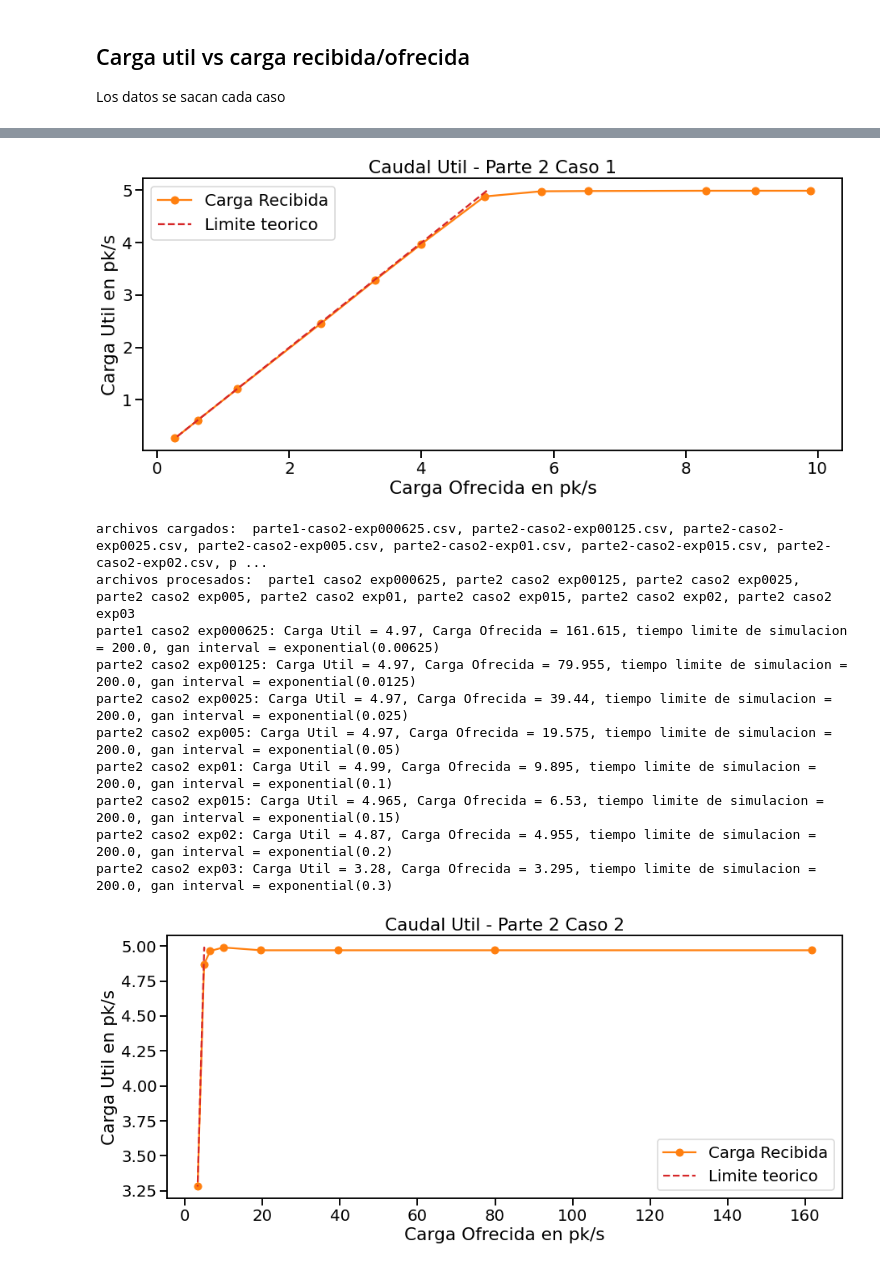
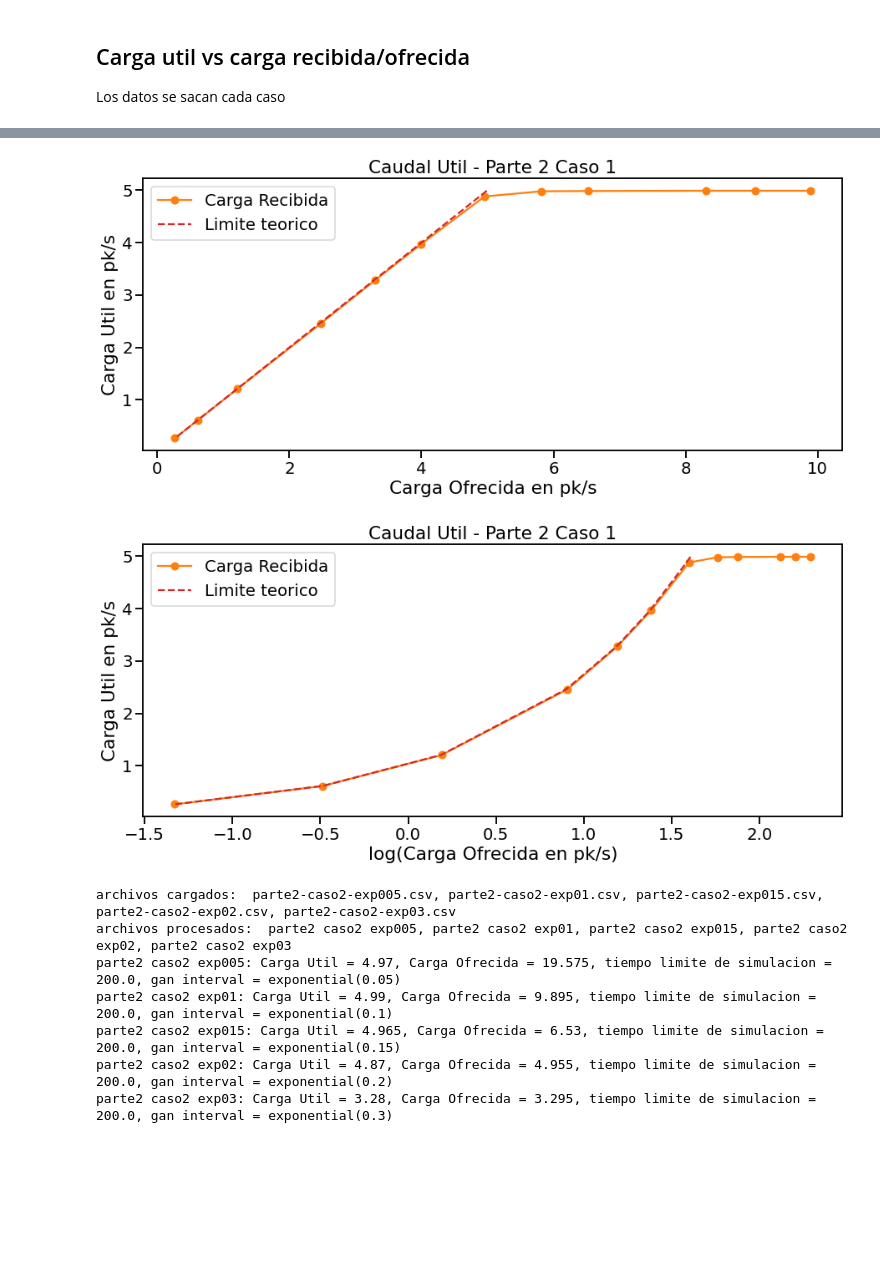
Before and after one commit to Kidmand/Redes-LAB-3, a Jupyter notebook: Notebook-results-part2.ipynb, the cells around one changed output, grey strips where cells are left out. Cells and saved outputs as stored; diff of their text form; code cells hidden in the pictures; blank space fills up the shorter version.

```diff
--- a/Notebook-results-part2.ipynb
+++ b/Notebook-results-part2.ipynb
@@ -332,50 +332,61 @@ for c in range(1,3):
         cUtil.append(pks_sink_por_seg)
         print("{}: Carga Util = {}, Carga Ofrecida = {}, tiempo limite de simulacion = {}, gan interval = {}".format(archivos_procesados[i], cUtil[i], cOfrecida[i], sim_time_limit,gen_interval[0]))
 
-    # OPTIONAL: Aplicar logaritmo natural a cada elemento de la lista
-    # cOfrecida = [math.log(x) for x in cOfrecida]
-    # cUtil = [math.log(x) for x in cUtil]
-    # OPTIONAL:
-    # cOfrecida = np.log(cOfrecida)
-    # cUtil = np.log(cUtil)
-    # OPTIONAL: FIN
-
     # Graficamos el gráfico de líneas
     plt.figure(figsize=(15, 6))
     plt.plot(cOfrecida, cUtil, color='tab:orange', label='Carga Recibida', marker='o')
     plt.plot(cUtil, cUtil, color='tab:red', label='Limite teorico', linestyle='--')
+    # plt.plot(cOfrecida_log, cUtil, color='tab:orange', label='Carga Recibida', marker='o')
+    # plt.plot(cUtil_log, cUtil, color='tab:red', label='Limite teorico', linestyle='--')
     plt.title('Caudal Util - {}'.format(directorio_procesado))
     plt.xlabel('Carga Ofrecida en pk/s')
     plt.ylabel('Carga Util en pk/s')
     plt.legend()
     # Definimos los ticks del eje x e y
     # plt.xticks(cOfrecida)
     # plt.yticks(cUtil)
     plt.show()
+
+    # Graficamos el gráfico de líneas LOGARITMICO
+
+    # Aplicar logaritmo natural a cada elemento de la lista
+    # cOfrecida_log = [math.log(x) for x in cOfrecida]
+    # cUtil_log = [math.log(x) for x in cUtil]
+    cOfrecida_log = np.log(cOfrecida)
+    cUtil_log = np.log(cUtil)
+
+    plt.figure(figsize=(15, 6))
+    plt.plot(cOfrecida_log, cUtil, color='tab:orange', label='Carga Recibida', marker='o')
+    plt.plot(cUtil_log, cUtil, color='tab:red', label='Limite teorico', linestyle='--')
+    plt.title('Caudal Util - {}'.format(directorio_procesado))
+    plt.xlabel('log(Carga Ofrecida en pk/s)')
+    plt.ylabel('Carga Util en pk/s')
+    plt.legend()
+    # Definimos los ticks del eje x e y
+    # plt.xticks(cOfrecida)
+    # plt.yticks(cUtil)
+    plt.show()
 # %% [output]
 archivos cargados:  parte2-caso1-exp01.csv, parte2-caso1-exp011.csv, parte2-caso1-exp012.csv, parte2-caso1-exp015.csv, parte2-caso1-exp017.csv, parte2-caso1-exp02.csv, parte2-caso1-exp025.csv, parte2- ...
 archivos procesados:  parte2 caso1 exp01, parte2 caso1 exp011, parte2 caso1 exp012, parte2 caso1 exp015, parte2 caso1 exp017, parte2 caso1 exp02, parte2 caso1 exp025, parte2 caso1 exp03, parte2 caso1  ...
 parte2 caso1 exp01: Carga Util = 4.99, Carga Ofrecida = 9.895, tiempo limite de simulacion = 200.0, gan interval = exponential(0.1)
 parte2 caso1 exp011: Carga Util = 4.99, Carga Ofrecida = 9.055, tiempo limite de simulacion = 200.0, gan interval = exponential(0.11)
 parte2 caso1 exp012: Carga Util = 4.99, Carga Ofrecida = 8.315, tiempo limite de simulacion = 200.0, gan interval = exponential(0.12)
 parte2 caso1 exp015: Carga Util = 4.985, Carga Ofrecida = 6.53, tiempo limite de simulacion = 200.0, gan interval = exponential(0.15)
 parte2 caso1 exp017: Carga Util = 4.98, Carga Ofrecida = 5.815, tiempo limite de simulacion = 200.0, gan interval = exponential(0.17)
 parte2 caso1 exp02: Carga Util = 4.88, Carga Ofrecida = 4.955, tiempo limite de simulacion = 200.0, gan interval = exponential(0.2)
 parte2 caso1 exp025: Carga Util = 3.965, Carga Ofrecida = 3.99, tiempo limite de simulacion = 200.0, gan interval = exponential(0.25)
 parte2 caso1 exp03: Carga Util = 3.28, Carga Ofrecida = 3.295, tiempo limite de simulacion = 200.0, gan interval = exponential(0.3)
 parte2 caso1 exp04: Carga Util = 2.46, Carga Ofrecida = 2.48, tiempo limite de simulacion = 200.0, gan interval = exponential(0.4)
 parte2 caso1 exp08: Carga Util = 1.205, Carga Ofrecida = 1.21, tiempo limite de simulacion = 200.0, gan interval = exponential(0.8)
 parte2 caso1 exp16: Carga Util = 0.615, Carga Ofrecida = 0.615, tiempo limite de simulacion = 200.0, gan interval = exponential(1.6)
 parte2 caso1 exp32: Carga Util = 0.265, Carga Ofrecida = 0.265, tiempo limite de simulacion = 200.0, gan interval = exponential(3.2)
 [figure]
+[figure, new version]
-archivos cargados:  parte1-caso2-exp000625.csv, parte2-caso2-exp00125.csv, parte2-caso2-exp0025.csv, parte2-caso2-exp005.csv, parte2-caso2-exp01.csv, parte2-caso2-exp015.csv, parte2-caso2-exp02.csv, p ...
-archivos procesados:  parte1 caso2 exp000625, parte2 caso2 exp00125, parte2 caso2 exp0025, parte2 caso2 exp005, parte2 caso2 exp01, parte2 caso2 exp015, parte2 caso2 exp02, parte2 caso2 exp03
-parte1 caso2 exp000625: Carga Util = 4.97, Carga Ofrecida = 161.615, tiempo limite de simulacion = 200.0, gan interval = exponential(0.00625)
-parte2 caso2 exp00125: Carga Util = 4.97, Carga Ofrecida = 79.955, tiempo limite de simulacion = 200.0, gan interval = exponential(0.0125)
-parte2 caso2 exp0025: Carga Util = 4.97, Carga Ofrecida = 39.44, tiempo limite de simulacion = 200.0, gan interval = exponential(0.025)
+archivos cargados:  parte2-caso2-exp005.csv, parte2-caso2-exp01.csv, parte2-caso2-exp015.csv, parte2-caso2-exp02.csv, parte2-caso2-exp03.csv
+archivos procesados:  parte2 caso2 exp005, parte2 caso2 exp01, parte2 caso2 exp015, parte2 caso2 exp02, parte2 caso2 exp03
 parte2 caso2 exp005: Carga Util = 4.97, Carga Ofrecida = 19.575, tiempo limite de simulacion = 200.0, gan interval = exponential(0.05)
 parte2 caso2 exp01: Carga Util = 4.99, Carga Ofrecida = 9.895, tiempo limite de simulacion = 200.0, gan interval = exponential(0.1)
 parte2 caso2 exp015: Carga Util = 4.965, Carga Ofrecida = 6.53, tiempo limite de simulacion = 200.0, gan interval = exponential(0.15)
 parte2 caso2 exp02: Carga Util = 4.87, Carga Ofrecida = 4.955, tiempo limite de simulacion = 200.0, gan interval = exponential(0.2)
 parte2 caso2 exp03: Carga Util = 3.28, Carga Ofrecida = 3.295, tiempo limite de simulacion = 200.0, gan interval = exponential(0.3)
-[figure, old version]
```
Also changed, not shown: parts of 1 cell of this notebook, 4 other files.
